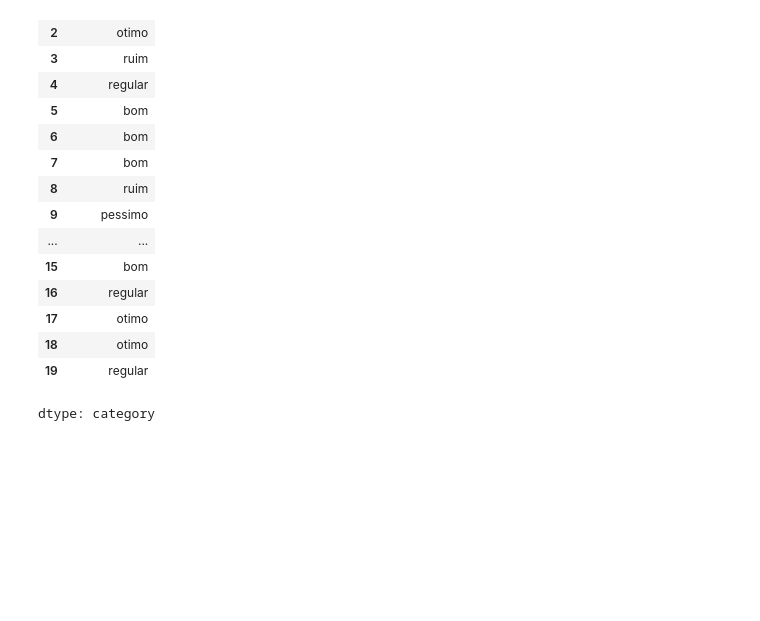
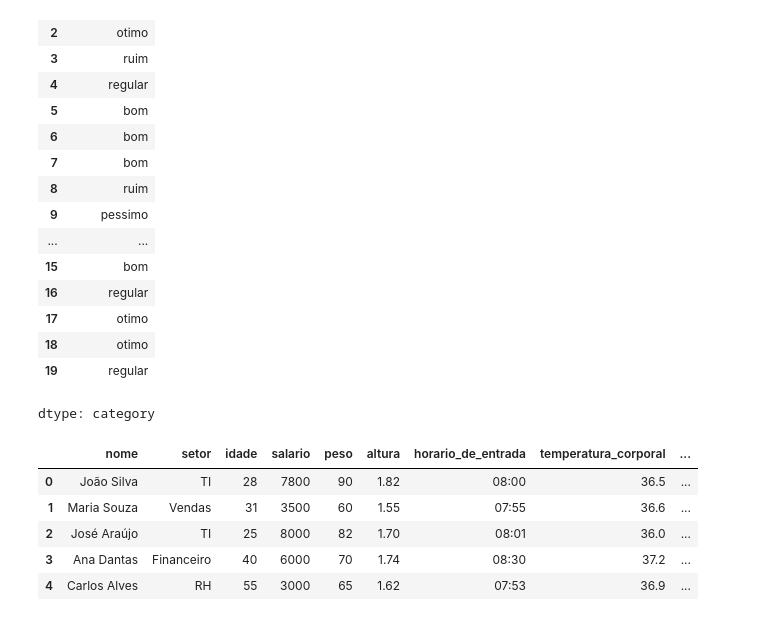
Before and after one commit to stephanyresque/Ciencia-de-dados-2, a Jupyter notebook: 25_11_24.ipynb, the cells around one changed output. Saved outputs shown, nothing was run; the diff lists cells and outputs as text; code cells hidden in the pictures; blank space fills up the shorter version.

```diff
--- a/25_11_24.ipynb
+++ b/25_11_24.ipynb
@@ -174,3 +174,16 @@ df_class['classificacao']
 | 18 | otimo |
 | 19 | regular |
 dtype: category
+# %%
+DADOS_TRIAGEM = 'triagem_medica.csv'
+
+df = pd.read_csv(DADOS_TRIAGEM)
+# %%
+df.head()
+# %% [output]
+|  | nome | setor | idade | salario | peso | altura | horario_de_entrada | temperatura_corporal | ... |
+| 0 | João Silva | TI | 28 | 7800 | 90 | 1.82 | 08:00 | 36.5 | ... |
+| 1 | Maria Souza | Vendas | 31 | 3500 | 60 | 1.55 | 07:55 | 36.6 | ... |
+| 2 | José Araújo | TI | 25 | 8000 | 82 | 1.70 | 08:01 | 36.0 | ... |
+| 3 | Ana Dantas | Financeiro | 40 | 6000 | 70 | 1.74 | 08:30 | 37.2 | ... |
+| 4 | Carlos Alves | RH | 55 | 3000 | 65 | 1.62 | 07:53 | 36.9 | ... |
```
Also changed, not shown: parts of 1 cell of this notebook.
